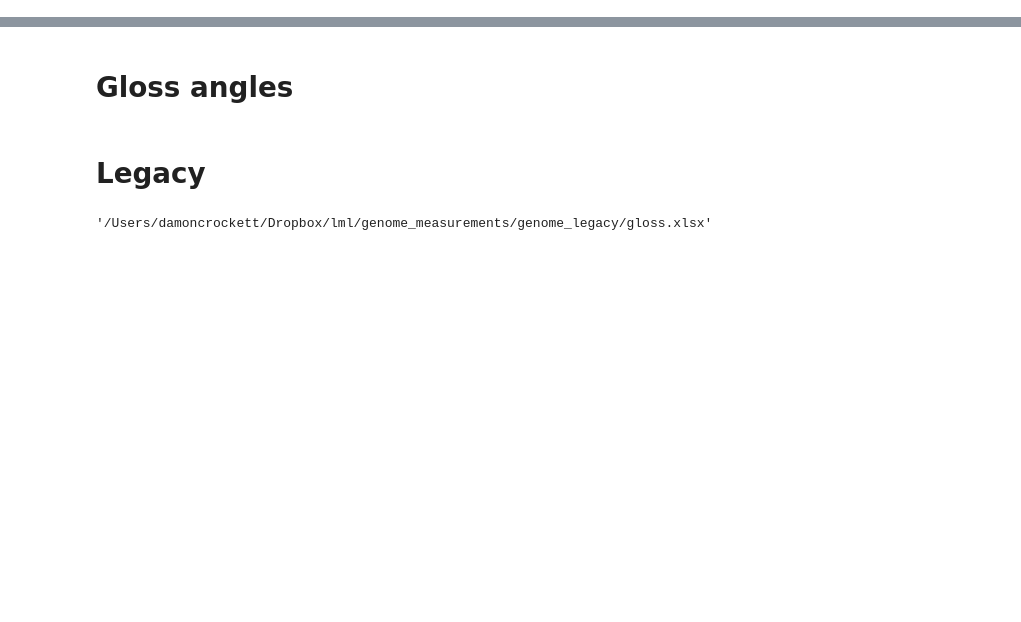
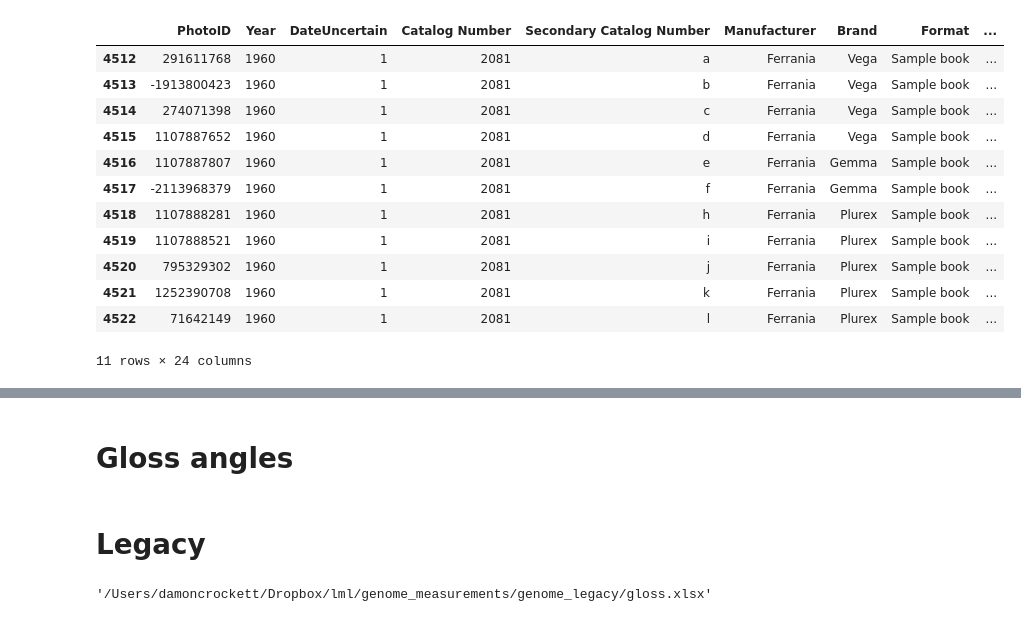
Before and after one commit to ipchyale/lmlproc, a Jupyter notebook: proc/gloss/raw.ipynb, the cells around one changed output, grey strips where cells are left out. Drawn from its saved outputs; the diff is of its cells as text; code cells hidden in the pictures; blank space fills up the shorter version.

```diff
--- a/proc/gloss/raw.ipynb
+++ b/proc/gloss/raw.ipynb
@@ -30,0 +139,16 @@ df['g60'] = df.gloss.map(lambda x: x[1])
+# %%
+dbs.loc[dbs['Catalog Number']==2081]
+# %% [output]
+|  | PhotoID | Year | DateUncertain | Catalog Number | Secondary Catalog Number | Manufacturer | Brand | Format | ... |
+| 4512 | 291611768 | 1960 | 1 | 2081 | a | Ferrania | Vega | Sample book | ... |
+| 4513 | -1913800423 | 1960 | 1 | 2081 | b | Ferrania | Vega | Sample book | ... |
+| 4514 | 274071398 | 1960 | 1 | 2081 | c | Ferrania | Vega | Sample book | ... |
+| 4515 | 1107887652 | 1960 | 1 | 2081 | d | Ferrania | Vega | Sample book | ... |
+| 4516 | 1107887807 | 1960 | 1 | 2081 | e | Ferrania | Gemma | Sample book | ... |
+| 4517 | -2113968379 | 1960 | 1 | 2081 | f | Ferrania | Gemma | Sample book | ... |
+| 4518 | 1107888281 | 1960 | 1 | 2081 | h | Ferrania | Plurex | Sample book | ... |
+| 4519 | 1107888521 | 1960 | 1 | 2081 | i | Ferrania | Plurex | Sample book | ... |
+| 4520 | 795329302 | 1960 | 1 | 2081 | j | Ferrania | Plurex | Sample book | ... |
+| 4521 | 1252390708 | 1960 | 1 | 2081 | k | Ferrania | Plurex | Sample book | ... |
+| 4522 | 71642149 | 1960 | 1 | 2081 | l | Ferrania | Plurex | Sample book | ... |
+11 rows × 24 columns
```
Also changed, not shown: parts of 51 cells of this notebook, 24 other files.
